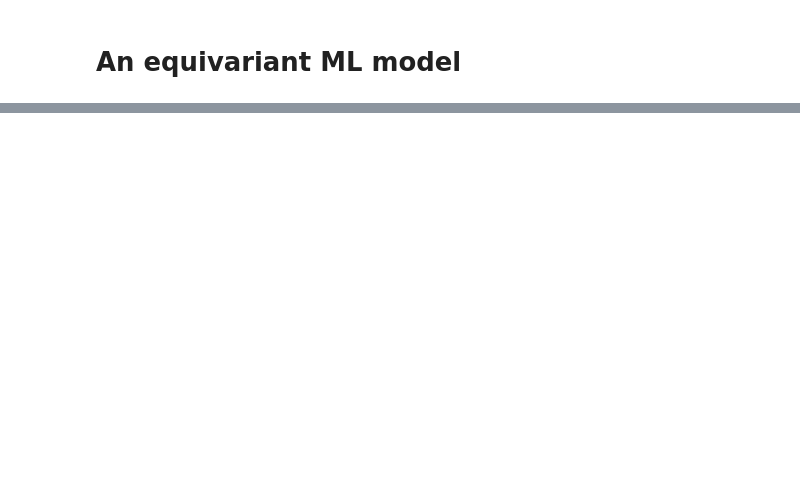
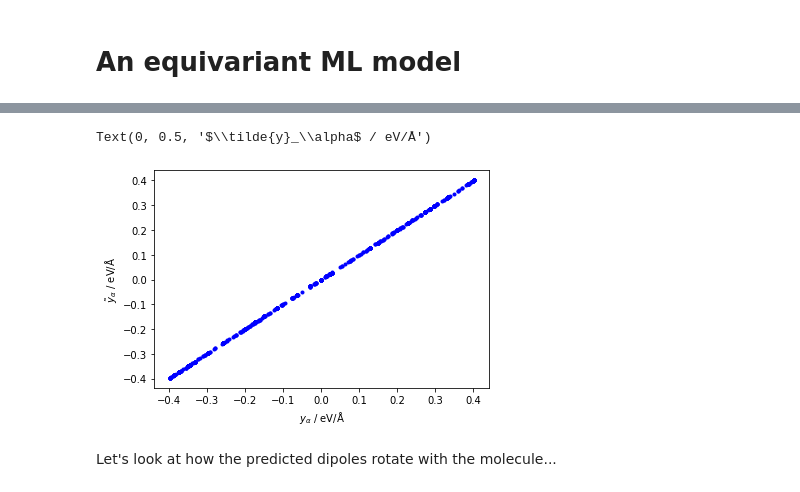
Before and after one commit to lab-cosmo/equistore-examples, a Jupyter notebook: tutorial-equivariant-models.ipynb, the cells around one changed output, grey strips where cells are left out. Drawn from its saved outputs; the diff is of its cells as text; code cells hidden in the pictures; blank space fills up the shorter version.

```diff
--- a/tutorial-equivariant-models.ipynb
+++ b/tutorial-equivariant-models.ipynb
@@ -564,0 +624,23 @@ array([[ 5.10882464e-04,  1.45164675e-03,  5.36251576e-04, ...,
+# %%
+rotated_descriptors = calculator.compute(rotated_structures)
+rotated_descriptors.keys_to_properties('species_neighbor')
+rot_nu1 = acdc_standardize_keys(rotated_descriptors)
+rot_nu1.keys_to_samples("species_center")
+rot_nu2 = cg_increment(rot_nu1, rot_nu1, clebsch_gordan=cg, lcut=hypers["max_angular"])
+# %%
+idx = np.where(rot_nu1.block(inversion_sigma=1, spherical_harmonics_l=1).samples["species_center"] == 8)[0]
+X = rot_nu2.block(inversion_sigma=1, spherical_harmonics_l=1).values[idx]
+rot_yp = spherical_to_xyz(ridge.predict(X.reshape(-1,X.shape[-1]) ).reshape(-1,3))
+# %%
+rot_y = np.asarray([frame.info['dipole'] for frame in rotated_structures])
+# %%
+plt.plot(rot_y.flatten(), rot_yp.flatten(), 'b.')
+plt.xlabel(r"$y_\mu$ / eV/Å")
+plt.ylabel(r"$\tilde{y}_\mu$ / eV/Å")
+plt.xlabel(r"$y_\alpha$ / eV/Å")
+plt.ylabel(r"$\tilde{y}_\alpha$ / eV/Å")
+# %% [output]
+Text(0, 0.5, '$\\tilde{y}_\\alpha$ / eV/Å')
+[figure, added]
+# %% [markdown]
+Let's look at how the predicted dipoles rotate with the molecule...
```
Also changed, not shown: parts of 30 cells of this notebook.
